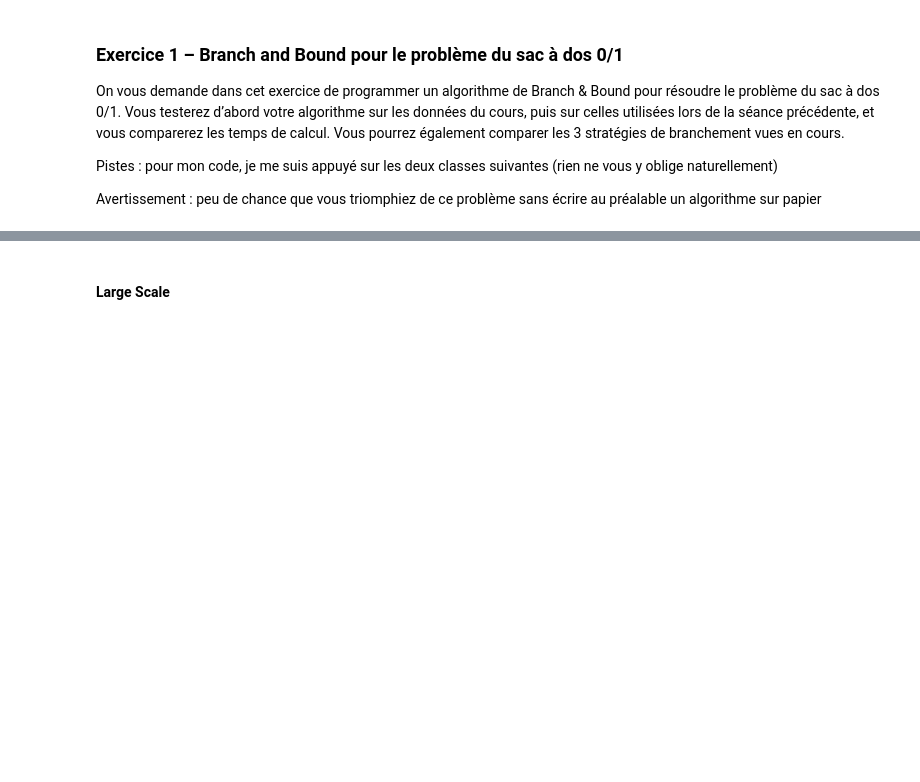
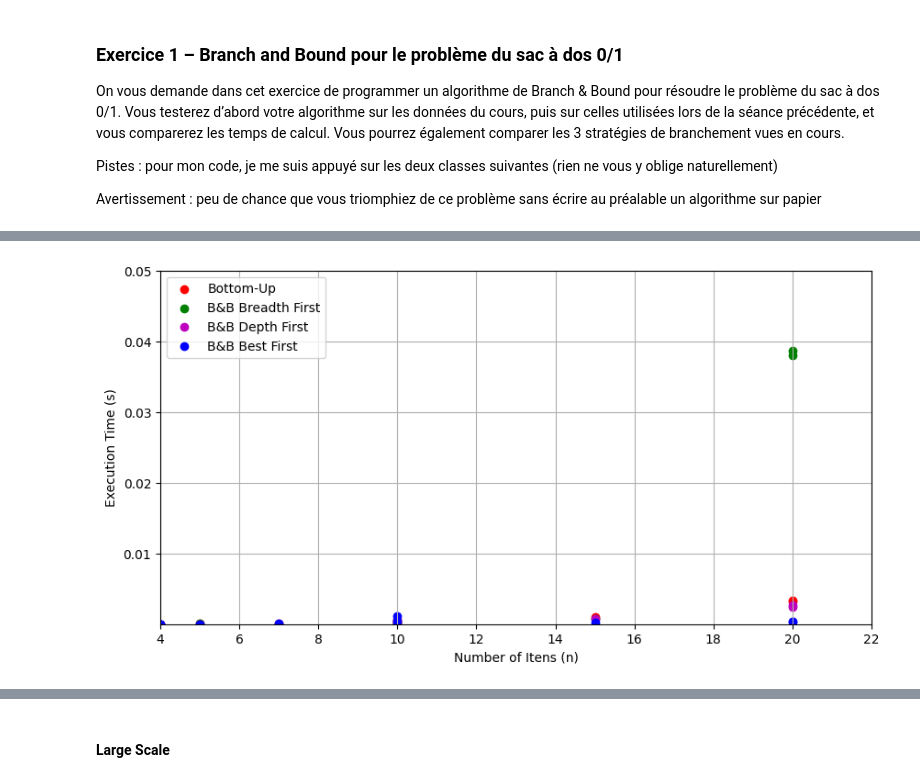
Before and after one commit to RodrigoFernandes-DA/TPs_Univ, a Jupyter notebook: Recherche Operationelle/TP4 - Branch & Bound.ipynb, the cells around one changed output, grey strips where cells are left out. Drawn from its saved outputs; the diff is of its cells as text; code cells hidden in the pictures; blank space fills up the shorter version.

```diff
--- a/Recherche Operationelle/TP4 - Branch & Bound.ipynb
+++ b/Recherche Operationelle/TP4 - Branch & Bound.ipynb
@@ -269,0 +276,26 @@ Melhor valor encontrado: 9767.0
+# %%
+methods = {
+    "Bottom-Up": knapsack_BU,
+    "B&B Breadth First": KPBB_BreadthFirst,
+    "B&B Depth First": KPBB_DepthFirst,
+    "B&B Best First": KPBB_BestFirst
+}
+
+for method_name, method in methods.items():
+    tic = time.perf_counter()
+
+    if method_name == "Bottom-Up":
+        bestValue, n_it = method(itens, wmax)
+        bestTaken = None
+    else:
+        knapsack_solver = method(wmax, values, weights)
+        bestValue, bestTaken, n_it = knapsack_solver.solve()
+
+    toc = time.perf_counter()
+    times[method_name].append(toc - tic)
+    print(f"{method_name} = {(toc - tic):.4}s")
+    print(n_it, "iteraions \n")
+
+n_values.append(n)
+print("Best value found:", bestValue)
+print("Chosen itens:", bestTaken)
@@ -348,0 +406,17 @@ plt.show()
+# %%
+# Plot exec times
+plt.figure(figsize=(10, 5))
+colors = ['r', 'g', 'm', 'b']
+
+for (method_name, method_times), color in zip(times.items(), colors):
+    plt.scatter(n_values, method_times, marker='o', linestyle='-', color=color, label=method_name)
+
+plt.xlim([min(n_values), 22.0])
+plt.ylim([min(method_times), 0.05])
+plt.xlabel("Number of Itens (n)")
+plt.ylabel("Execution Time (s)")
+plt.legend()
+plt.grid(True)
+plt.show()
+# %% [output]
+[figure, added]
```
Also changed, not shown: parts of 18 cells of this notebook, 2 other files.
